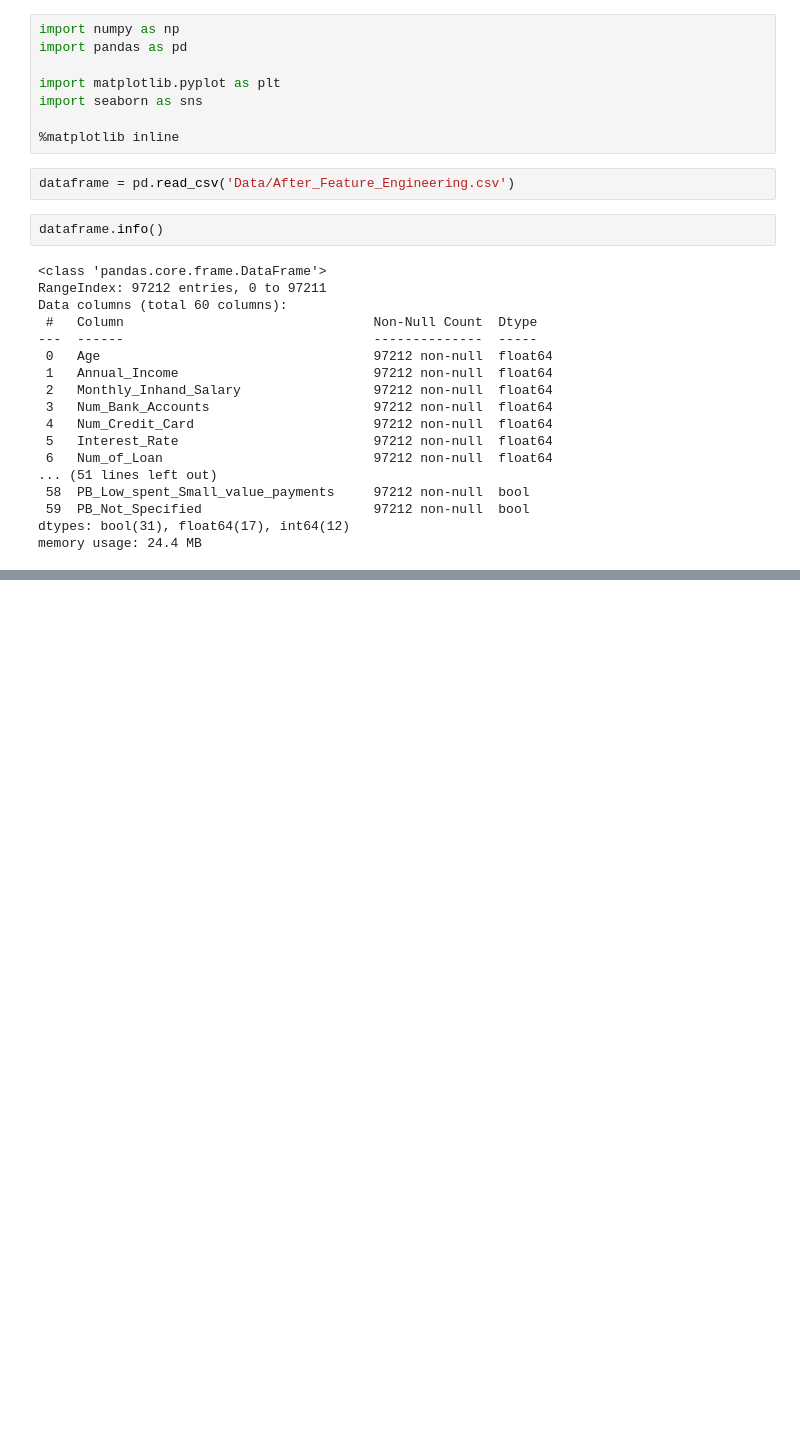
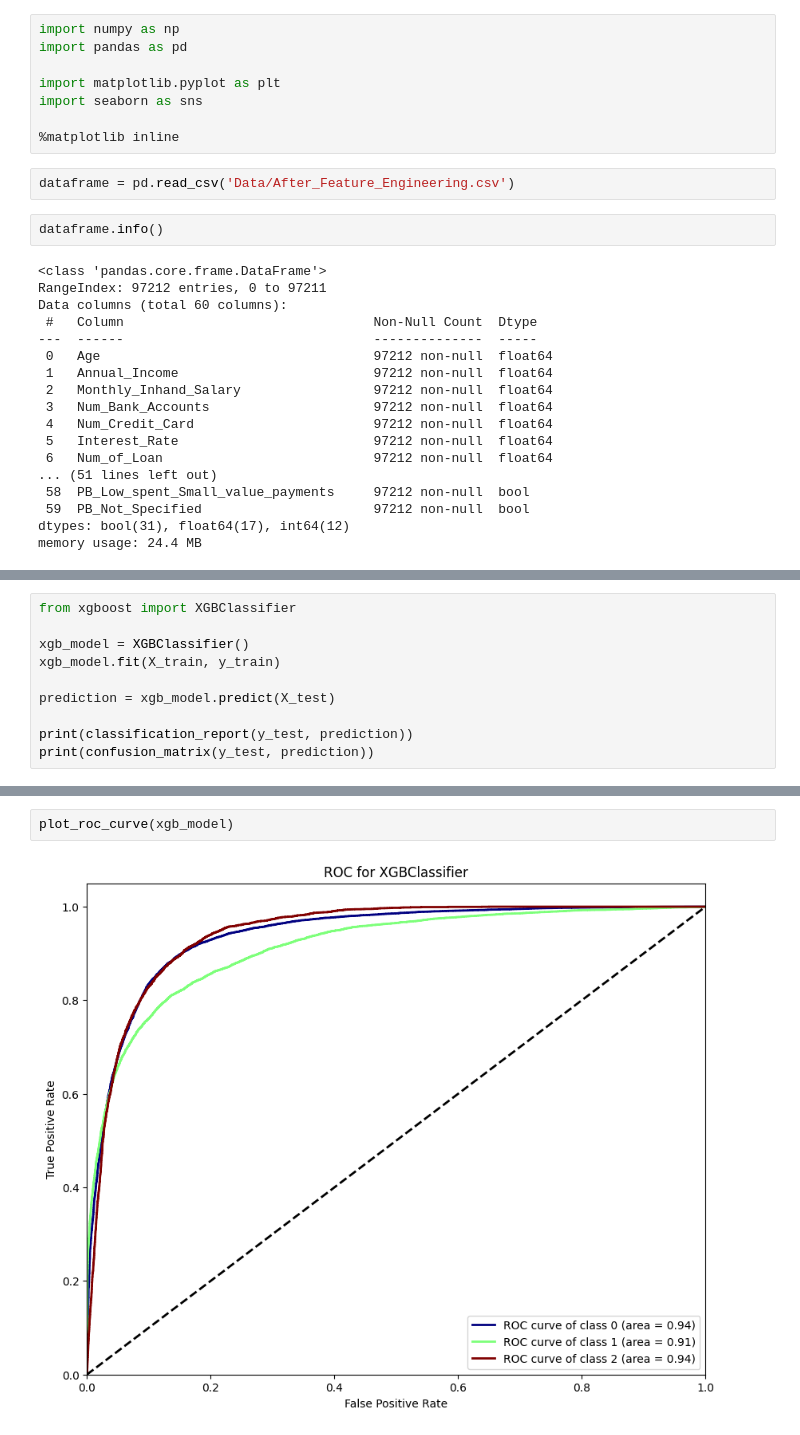
Before and after one commit to praveenbm1997/CreditScoringSystem, a Jupyter notebook: For Applying xAI.ipynb, the cells around one changed output, grey strips where cells are left out. Saved outputs shown, nothing was run; the diff lists cells and outputs as text; blank space fills up the shorter version.

```diff
--- a/For Applying xAI.ipynb
+++ b/For Applying xAI.ipynb
@@ -70,0 +153,10 @@ print(confusion_matrix(y_test, prediction))
+# %%
+from xgboost import XGBClassifier
+
+xgb_model = XGBClassifier()
+xgb_model.fit(X_train, y_train)
+
+prediction = xgb_model.predict(X_test)
+
+print(classification_report(y_test, prediction))
+print(confusion_matrix(y_test, prediction))
@@ -70,0 +177,4 @@ print(confusion_matrix(y_test, prediction))
+# %%
+plot_roc_curve(xgb_model)
+# %% [output]
+[figure, added]
```
Also changed, not shown: parts of 20 cells of this notebook, 1 other file.
